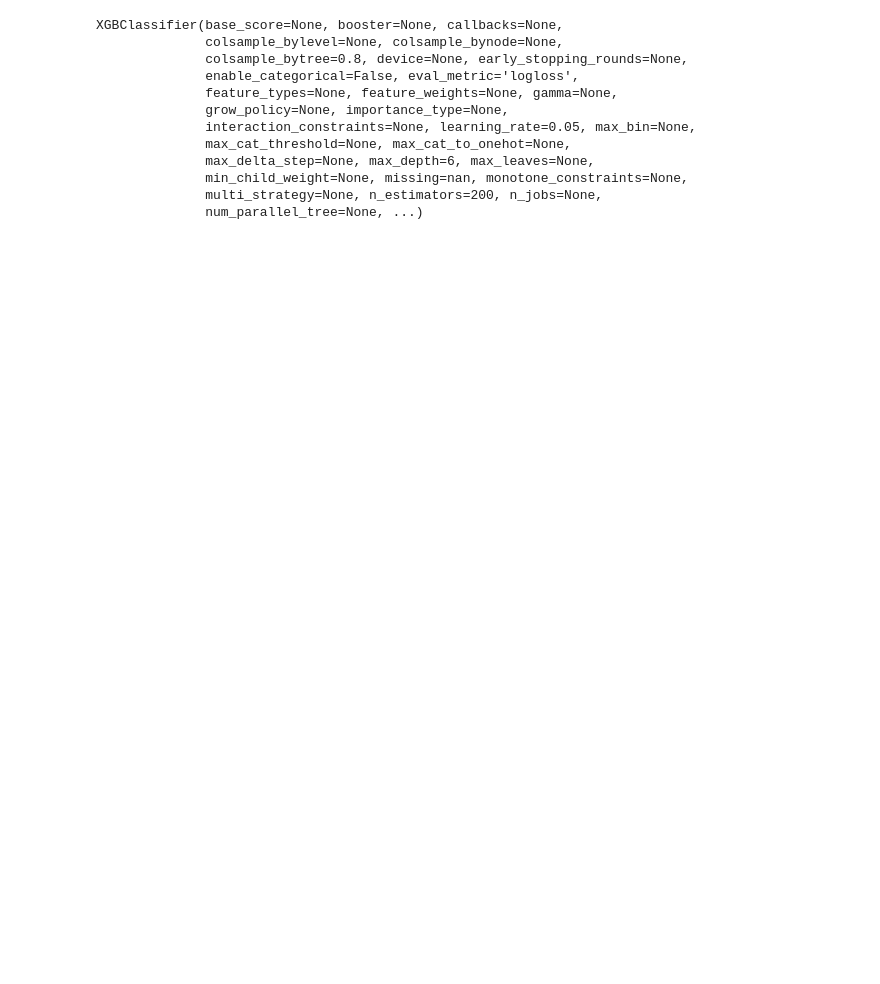
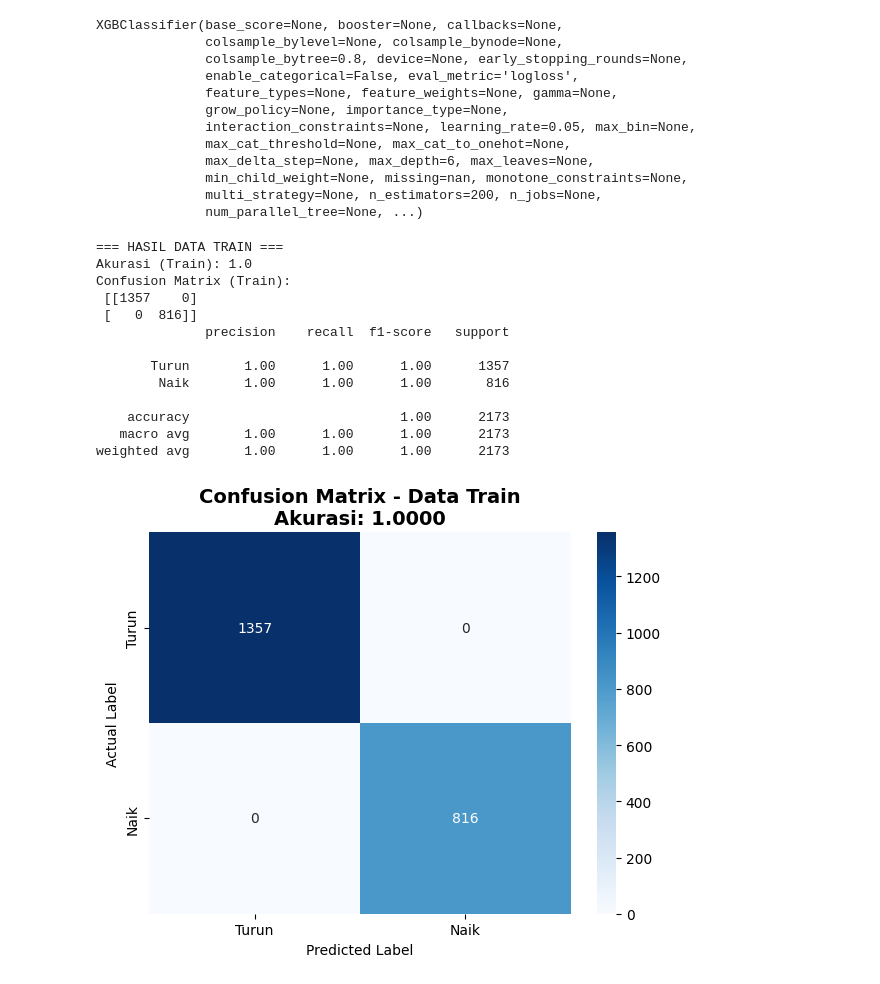
Before and after one commit to ayyesazhrrrr/CBL-SIAB, a Jupyter notebook: SIAB.ipynb, the cells around one changed output. Drawn from its saved outputs; the diff is of its cells as text; code cells hidden in the pictures; blank space fills up the shorter version.

```diff
--- a/SIAB.ipynb
+++ b/SIAB.ipynb
@@ -4,7 +4,7 @@ import numpy as np
 # %%
 import pandas as pd
 
-path = r"C:\Users\putri\SIAB_CBL\data\BBCA.JK_extended.csv"
+path = r"C:\Users\LENOVO\OneDrive\Pictures\Documents\GitHub\CBL-SIAB\data\BBCA.JK_extended.csv"
 df = pd.read_csv(path)
 
 df.head()
@@ -149,4 +151,55 @@ XGBClassifier(base_score=None, booster=None, callbacks=None,
               min_child_weight=None, missing=nan, monotone_constraints=None,
               multi_strategy=None, n_estimators=200, n_jobs=None,
               num_parallel_tree=None, ...)
+# %%
+import matplotlib.pyplot as plt
+import seaborn as sns
+from sklearn.metrics import confusion_matrix, accuracy_score, classification_report
+
+# Prediksi data train
+y_train_pred = model.predict(X_train)
+
+# Hitung akurasi
+train_accuracy = accuracy_score(y_train, y_train_pred)
+
+print("=== HASIL DATA TRAIN ===")
+print("Akurasi (Train):", train_accuracy)
+print("Confusion Matrix (Train):\n", confusion_matrix(y_train, y_train_pred))
+print(classification_report(y_train, y_train_pred, target_names=['Turun','Naik']))
+
+# Confusion matrix
+cm_train = confusion_matrix(y_train, y_train_pred)
+
+# Visualisasi
+plt.figure(figsize=(6,5))
+sns.heatmap(
+    cm_train,
+    annot=True,
+    fmt='d',
+    cmap='Blues',
+    xticklabels=['Turun', 'Naik'],
+    yticklabels=['Turun', 'Naik']
+)
+
+plt.title(f'Confusion Matrix - Data Train\nAkurasi: {train_accuracy:.4f}',
+          fontsize=14, fontweight='bold')
+plt.xlabel('Predicted Label')
+plt.ylabel('Actual Label')
+plt.tight_layout()
+plt.show()
+# %% [output]
+=== HASIL DATA TRAIN ===
+Akurasi (Train): 1.0
+Confusion Matrix (Train):
+ [[1357    0]
+ [   0  816]]
+              precision    recall  f1-score   support
+
+       Turun       1.00      1.00      1.00      1357
+        Naik       1.00      1.00      1.00       816
+
+    accuracy                           1.00      2173
+   macro avg       1.00      1.00      1.00      2173
+weighted avg       1.00      1.00      1.00      2173
+[figure, added]
 # %%
```
Also changed, not shown: parts of 4 cells of this notebook, 5 other files.
